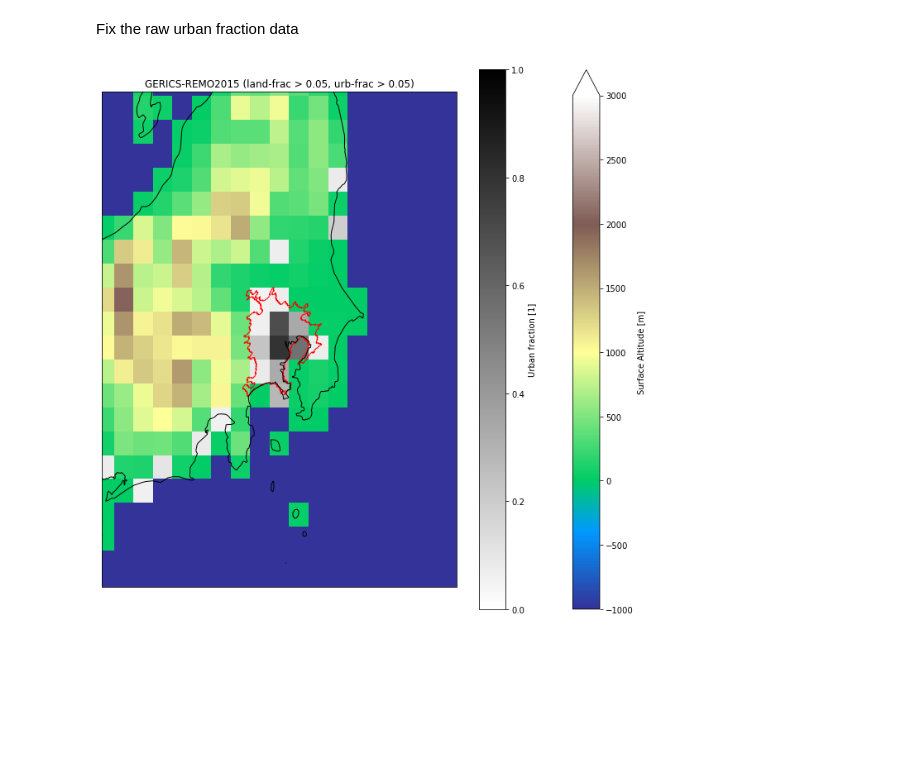
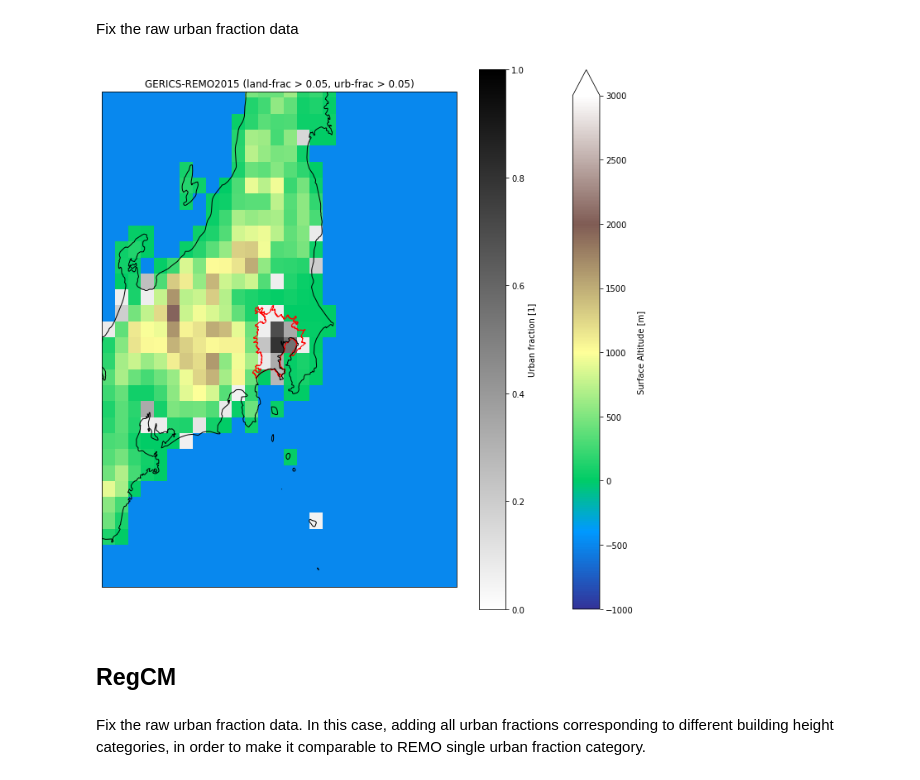
Before and after one commit to FPS-URB-RCC/CORDEX-CORE-WG, a Jupyter notebook: static_fields.ipynb, the cells around one changed output. Saved outputs shown, nothing was run; the diff lists cells and outputs as text; code cells hidden in the pictures; blank space fills up the shorter version.

```diff
--- a/static_fields.ipynb
+++ b/static_fields.ipynb
@@ -18,0 +11,5 @@ ucdb_city
+# %%
+city = 'Tokyo'
+urban_thres = 0.05
+land_thres = 0.05
+size = 3. # degrees plotted around city center
@@ -30,37 +34,40 @@ ufds_orig = xr.open_dataset('data/REMO/urbanfraction/orig/EAS-22.nc')
 # %% [markdown]
 Fix the raw urban fraction data
 # %%
-ufnp = ufds_orig.var493.values[0,9:-9,9:-9].copy()
-ufds = lfds.assign(sftuf = (('rlat','rlon'), ufnp, dict(
-  long_name = 'Urban fraction',
-  standard_name = 'urban_area_fraction',
-  units = '1',
-  cell_measures = 'area: areacella',
-  grid_mapping = 'rotated_latitude_longitude'
-))).drop_vars('sftlf')
-ufds.to_netcdf('sftuf_EAS-22_ECMWF-ERAINT_evaluation_r0i0p0_GERICS-REMO2015_v1_fx_r0i0p0.nc')
+ufout = 'sftuf_EAS-22_ECMWF-ERAINT_evaluation_r0i0p0_GERICS-REMO2015_v1_fx_r0i0p0.nc'
+if os.path.exists(ufout):
+  ufds = xr.open_dataset(ufout)
+else:
+  ufds_orig = xr.open_dataset('data/REMO/urbanfraction/orig/EAS-22.nc')
+  ufnp = ufds_orig.var493.values[0,9:-9,9:-9].copy()
+  ufds = lfds.assign(sftuf = (('rlat','rlon'), ufnp, dict(
+    long_name = 'Urban fraction',
+    standard_name = 'urban_area_fraction',
+    units = '1',
+    cell_measures = 'area: areacella',
+    grid_mapping = 'rotated_latitude_longitude'
+  ))).drop_vars('sftlf')
+  ufds.to_netcdf(ufout)
 # %%
-urban_thres = 0.05
-land_thres = 0.05
-
 projvar = ords.orog.grid_mapping
 proj = ccrs.RotatedPole(
   pole_longitude=ords[projvar].grid_north_pole_longitude,
   pole_latitude=ords[projvar].grid_north_pole_latitude
 )
 lonlat = ccrs.PlateCarree()
-size = 2. # degrees around city center
 f = plt.figure(figsize=(12,12))
 ax = plt.axes(projection=proj)
-ords.orog.where(lfds.sftlf > land_thres*100).fillna(-1000).plot(
+ords.orog.where(lfds.sftlf > land_thres*100).fillna(-500).plot(
     ax=ax, x='lon', y='lat', transform=lonlat, cmap=plt.cm.terrain, vmin=-1000, vmax=3000
 )
 ufds.sftuf.where(ufds.sftuf > urban_thres).plot(
     ax=ax, x='lon', y='lat', transform=lonlat, cmap=plt.cm.gray_r, vmin=0, vmax=1
 )
 ax.set_extent([clon-size, clon+size, clat-size, clat+size], crs=lonlat)
 plt.title(f'{ords.model_id} (land-frac > {land_thres}, urb-frac > {urban_thres})')
 ax.coastlines(resolution='10m', linewidth=1, color='k')
 t = ucdb_city.plot(ax=ax, transform=lonlat, facecolor="none", edgecolor="red")
 # %% [output]
-[figure, old version]
+[figure, new version]
+# %% [markdown]
+## RegCM
@@ -66,0 +77,2 @@ t = ucdb_city.plot(ax=ax, transform=lonlat, facecolor="none", edgecolor="red")
+# %% [markdown]
+Fix the raw urban fraction data. In this case, adding all urban fractions corresponding to different building height categories, in order to make it comparable to REMO single urban fraction category.
```
Also changed, not shown: parts of 7 cells of this notebook.
